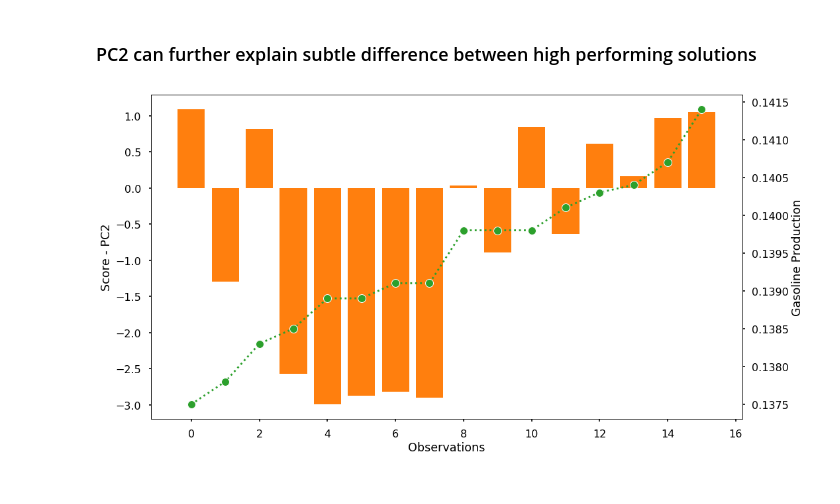
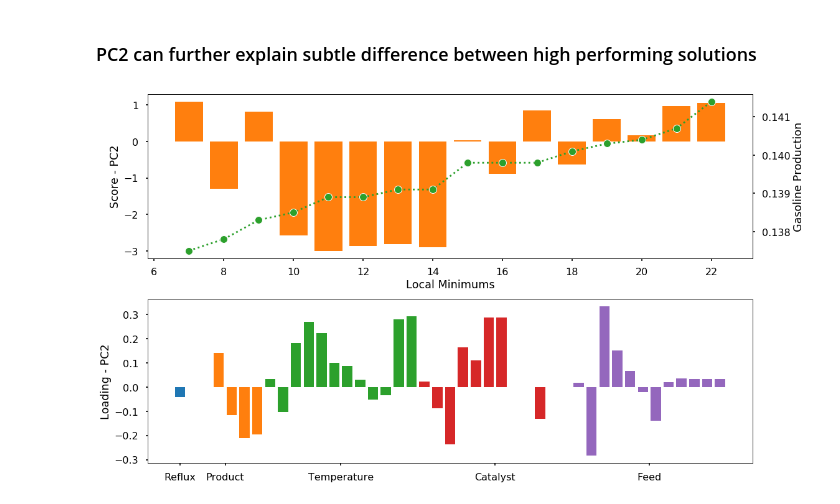
Before and after one commit to naienh/FT-Reactive-Distillation-Pyomo, a Jupyter notebook: showcase/3rd_level/Analysis.ipynb, the cells around one changed output. Saved outputs shown, nothing was run; the diff lists cells and outputs as text; code cells hidden in the pictures.

```diff
--- a/showcase/3rd_level/Analysis.ipynb
+++ b/showcase/3rd_level/Analysis.ipynb
@@ -459 +476,4 @@ opt_results_unique, unique_index, unique_counts = np.unique(opt_results_matrix,a
+# %%
+unique_global_index = [np.array(total_runs)[finished_optimization][j] for j in unique_index]
+opt_results_unique = np.array(sorted(opt_results_unique_unsorted,key=lambda x: x[4]))
 # %%
@@ -479,2 +500,0 @@ array([[ 0.1297,  1.    ],
-# %%
-opt_results_unique = np.array(sorted(opt_results_unique,key=lambda x: x[4]))
@@ -525,14 +620,0 @@ plt.close()
-# %%
-fig, axs = plt.subplots(figsize=(16,9))
-x_loc = np.arange(1,len(pca.components_[0])+1)
-grouping = {'Reflux':slice(0,1),'Product':slice(1,7),'Temperature':slice(7,19),\
-            'Catalyst':slice(19,31),'Feed':slice(31,None)}
-
-for key in grouping:
-    axs.bar(x_loc[grouping[key]],pca.components_[0][grouping[key]])
-axs.set_xticks([1,4.5,13.5,25.5,37.5])
-axs.set_xticklabels(list(grouping.keys()))
-
-axs.set_ylabel('Loading - PC1')
-plt.show()
-plt.close()
@@ -541,20 +621,38 @@ plt.close()
 # %% [markdown]
 ### PC2 can further explain subtle difference between high performing solutions
 # %%
-fig, axs = plt.subplots(figsize=(16,9))
+fig, axs = plt.subplots(2,1,figsize=(16,9))
 
-x_loc = np.arange(len(scores[6:,1]))
-axs.bar(x_loc,scores[6:,1],color = 'C1')
+'''
+Scores
+'''
+x_loc = np.arange(7,len(scores[:,1])+1)
+axs[0].bar(x_loc,scores[6:,1],color = 'C1')
 
-axs_ = axs.twinx()
+axs_ = axs[0].twinx()
 axs_.plot(x_loc,opt_results_unique[6:,4],'C2:o',markeredgecolor='w',markeredgewidth = 1,markersize=12)
 
-# axs.legend()
-axs.set_xlabel('Observations')
-axs.set_ylabel('Score - PC2')
+# axs[1].legend()
+axs[0].set_xlabel('Local Minimums')
+axs[0].set_ylabel('Score - PC2')
 axs_.set_ylabel('Gasoline Production')
 
+'''
+Loading
+'''
+x_loc = np.arange(1,len(pca.components_[1])+1)
+grouping = {'Reflux':slice(0,1),'Product':slice(1,7),'Temperature':slice(7,19),\
+            'Catalyst':slice(19,31),'Feed':slice(31,None)}
+
+for key in grouping:
+    axs[1].bar(x_loc[grouping[key]],pca.components_[1][grouping[key]])
+axs[1].set_xticks([1,4.5,13.5,25.5,37.5])
+axs[1].set_xticklabels(list(grouping.keys()))
+
+axs[1].set_ylabel('Loading - PC2')
+
+plt.tight_layout()
 plt.show()
 plt.close()
 # %% [output]
-[figure, old version]
+[figure, new version]
```
Also changed, not shown: parts of 25 cells of this notebook, 1 other file.
